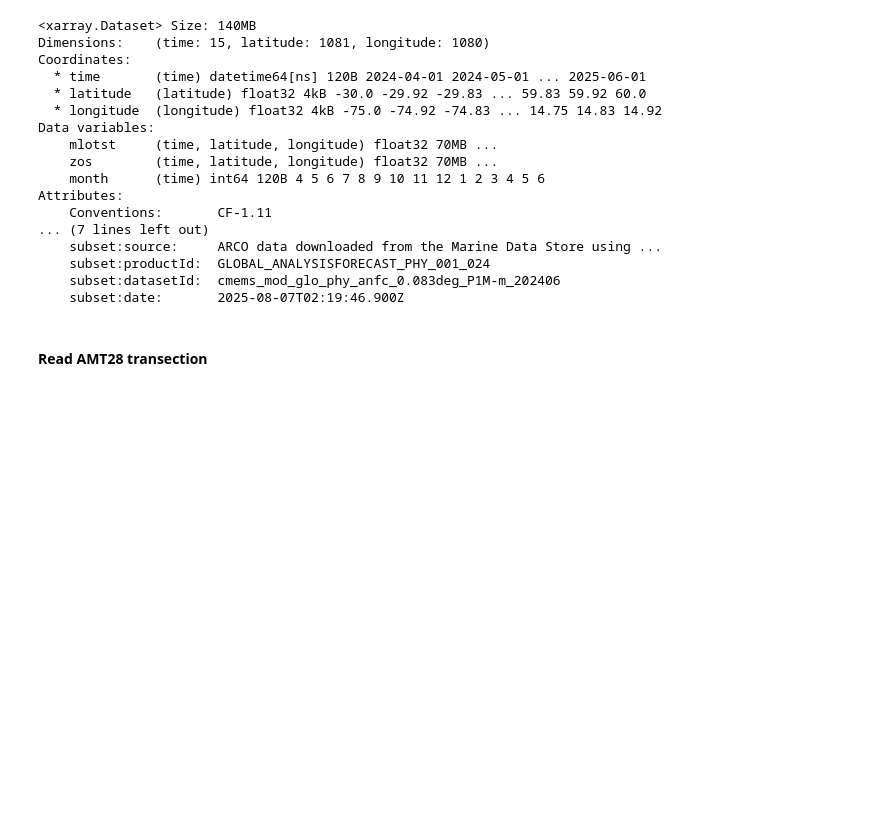
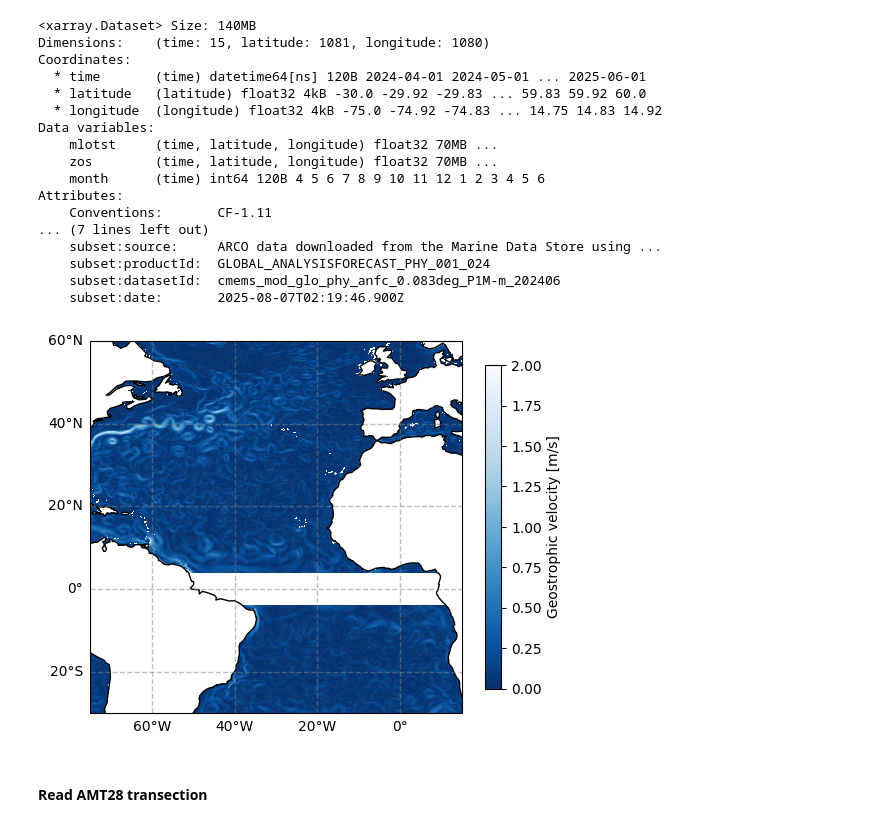
Before and after one commit to pedmondlerner/phytoSTEW, a Jupyter notebook: Team/Zichang/cmems_SSH.ipynb, the cells around one changed output. Saved outputs shown, nothing was run; the diff lists cells and outputs as text; code cells hidden in the pictures; blank space fills up the shorter version.

Commit message:
update SSH and velocity (some eddy resolved!)

```diff
--- a/Team/Zichang/cmems_SSH.ipynb
+++ b/Team/Zichang/cmems_SSH.ipynb
@@ -55,3 +84,23 @@ Attributes:
+# %%
+grid_lon, grid_lat = np.meshgrid(ssh.longitude, ssh.latitude)
+# %%
+ug, vg, geos_current = compute_geos_current(ssh.zos.values[0], grid_lat)
+# %%
+fig, axs = plt.subplots(1, 1, figsize=(6, 6), subplot_kw={'projection': ccrs.PlateCarree()})
+# ssh reference to geoid
+cbar_kwargs = {'shrink': 0.7, 'aspect': 20, 'pad': 0.05}
+cbar = axs.pcolormesh(grid_lon, grid_lat, geos_current, vmin=0, vmax=2,
+               cmap='Blues_r', transform=ccrs.PlateCarree())
+plt.colorbar(cbar, ax=axs, **cbar_kwargs, label="Geostrophic velocity [m/s]")
+
+axs.add_feature(cartopy.feature.COASTLINE)
+gl = axs.gridlines(crs=ccrs.PlateCarree(), draw_labels=True, linewidth=1, color='gray', alpha=0.5, linestyle='--')
+
+# Configure gridline labels
+gl.top_labels = False
+gl.right_labels = False
+# %% [output]
+[figure, added]
 # %% [markdown]
 #### Read AMT28 transection
 # %%
```
Also changed, not shown: parts of 2 cells of this notebook.
